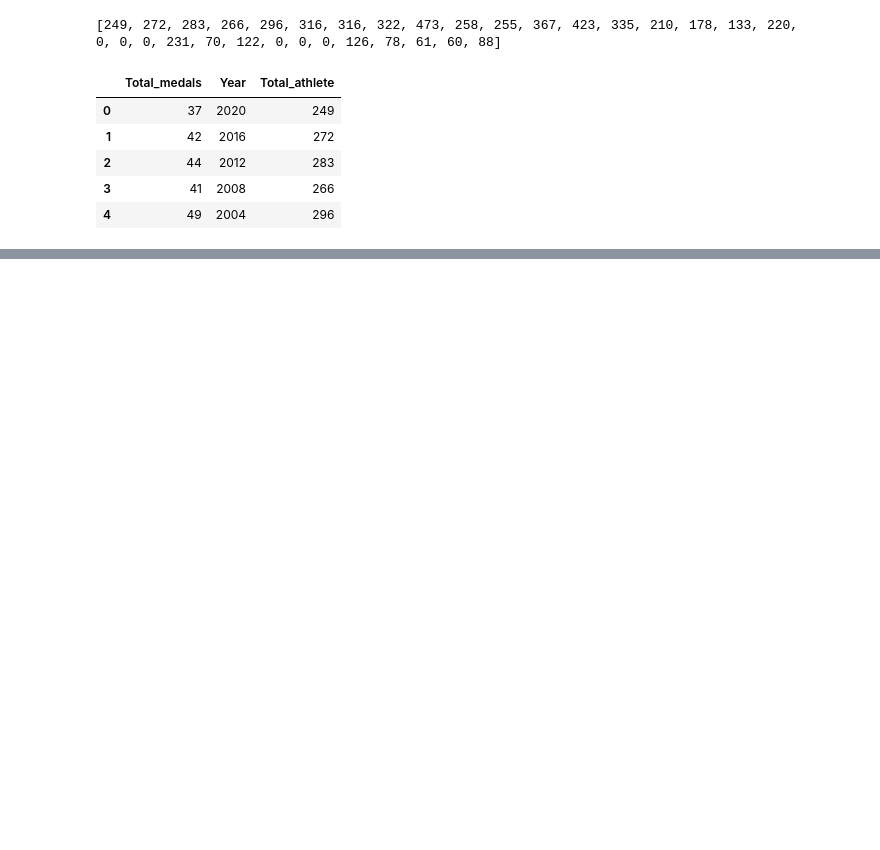
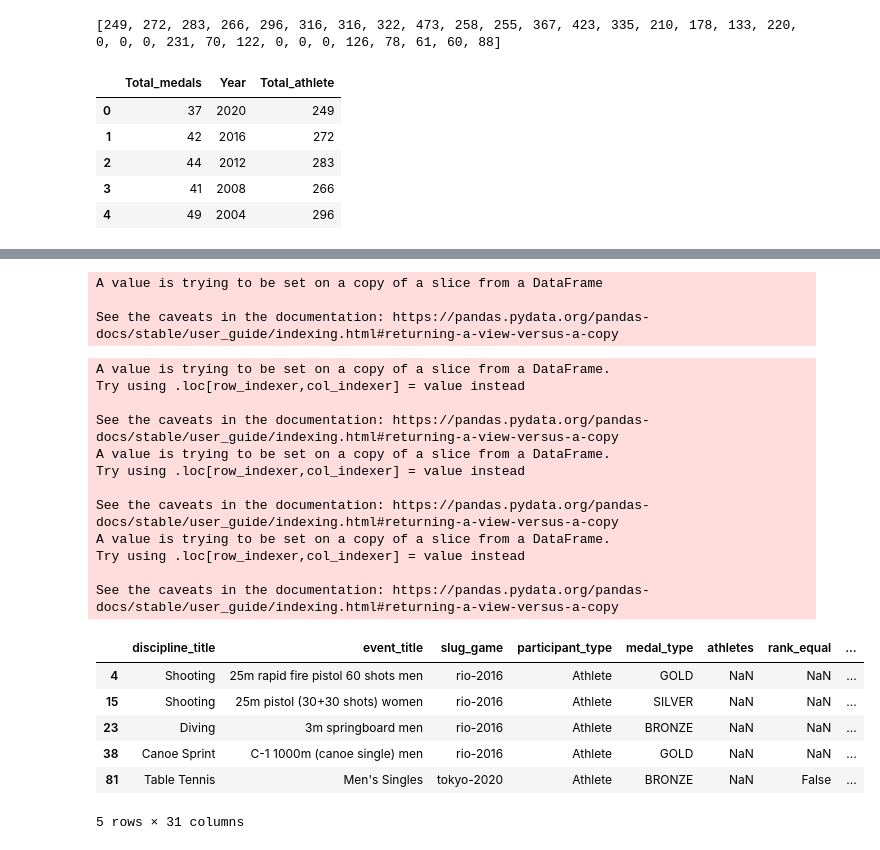
Before and after one commit to brmuloot/Jeux-Olympiques, a Jupyter notebook: Jeux_olympiques.ipynb, the cells around one changed output, grey strips where cells are left out. Drawn from its saved outputs; the diff is of its cells as text; code cells hidden in the pictures; blank space fills up the shorter version.

```diff
--- a/Jeux_olympiques.ipynb
+++ b/Jeux_olympiques.ipynb
@@ -381,0 +409,8 @@ data_fin = new_data.assign(athlete = tot_athlete)
+# %%
+characters = "\n"
+
+# partie longue à lancer
+for j in range(len(df_best_unique)):
+    df_best_unique.athlete_medals.iloc[j] = str(df_best_unique.athlete_medals.iloc[j])
+    for x in range(len(characters)):
+        df_best_unique.athlete_medals.iloc[j] = df_best_unique.athlete_medals.iloc[j].replace(characters[x],"")
@@ -381,0 +424,31 @@ data_fin = new_data.assign(athlete = tot_athlete)
+# %%
+for i in range(len(df_best_unique)):
+    df_best_unique.athlete_medals.iloc[i] = list(df_best_unique.athlete_medals.iloc[i])
+# %% [output]
+A value is trying to be set on a copy of a slice from a DataFrame
+
+See the caveats in the documentation: https://pandas.pydata.org/pandas-docs/stable/user_guide/indexing.html#returning-a-view-versus-a-copy
+# %%
+df_best_unique['GOLD'] = 0
+df_best_unique['SILVER'] = 0
+df_best_unique['BRONZE'] = 0
+# %% [output]
+A value is trying to be set on a copy of a slice from a DataFrame.
+Try using .loc[row_indexer,col_indexer] = value instead
+
+See the caveats in the documentation: https://pandas.pydata.org/pandas-docs/stable/user_guide/indexing.html#returning-a-view-versus-a-copy
+A value is trying to be set on a copy of a slice from a DataFrame.
+Try using .loc[row_indexer,col_indexer] = value instead
+
+See the caveats in the documentation: https://pandas.pydata.org/pandas-docs/stable/user_guide/indexing.html#returning-a-view-versus-a-copy
+A value is trying to be set on a copy of a slice from a DataFrame.
+Try using .loc[row_indexer,col_indexer] = value instead
+
+See the caveats in the documentation: https://pandas.pydata.org/pandas-docs/stable/user_guide/indexing.html#returning-a-view-versus-a-copy
+|  | discipline_title | event_title | slug_game | participant_type | medal_type | athletes | rank_equal | ... |
+| 4 | Shooting | 25m rapid fire pistol 60 shots men | rio-2016 | Athlete | GOLD | NaN | NaN | ... |
+| 15 | Shooting | 25m pistol (30+30 shots) women | rio-2016 | Athlete | SILVER | NaN | NaN | ... |
+| 23 | Diving | 3m springboard men | rio-2016 | Athlete | BRONZE | NaN | NaN | ... |
+| 38 | Canoe Sprint | C-1 1000m (canoe single) men | rio-2016 | Athlete | GOLD | NaN | NaN | ... |
+| 81 | Table Tennis | Men's Singles | tokyo-2020 | Athlete | BRONZE | NaN | False | ... |
+5 rows × 31 columns
```
Also changed, not shown: parts of 38 cells of this notebook.
